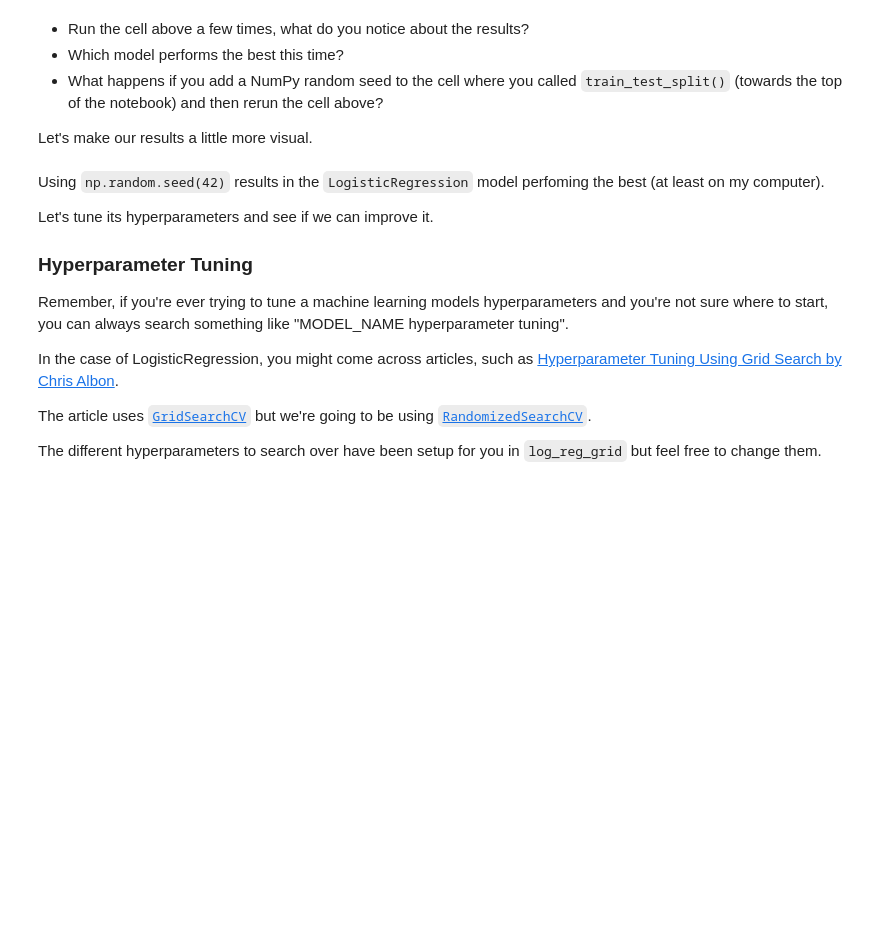
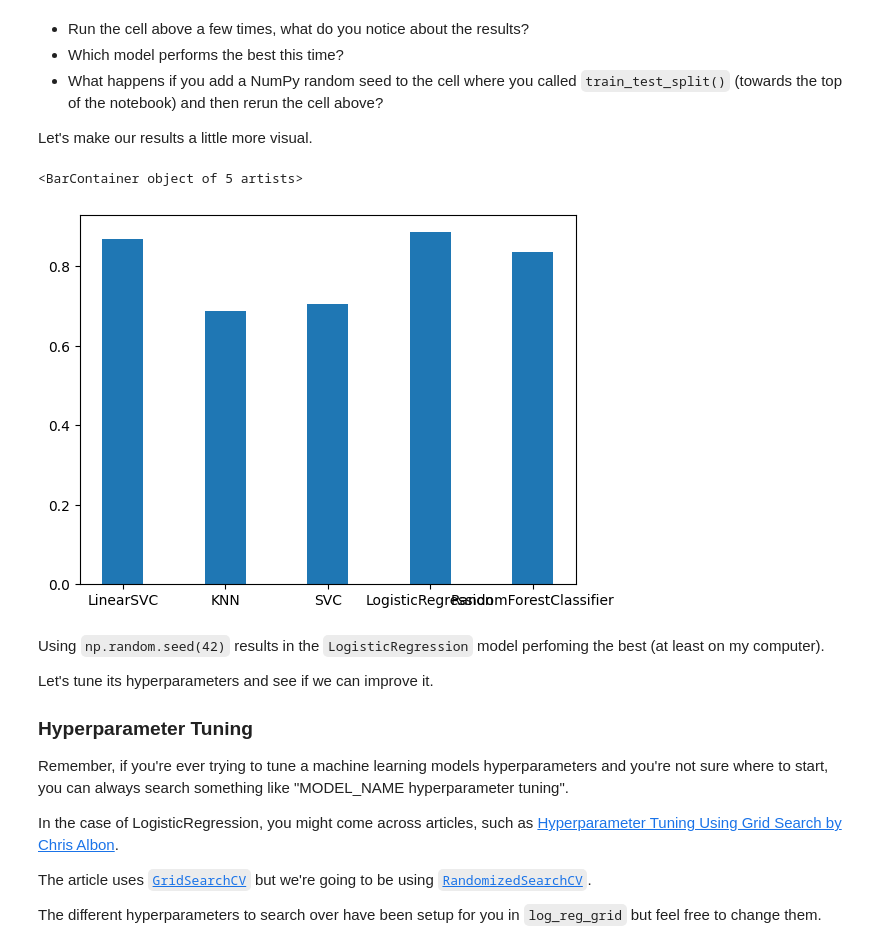
Before and after one commit to Utkarsh-Dankhara/ML-course, a Jupyter notebook: scikit-learn-exercises.ipynb, the cells around one changed output. Saved outputs shown, nothing was run; the diff lists cells and outputs as text; code cells hidden in the pictures; blank space fills up the shorter version.

Commit message:
Solved sklearn exercise

```diff
--- a/scikit-learn-exercises.ipynb
+++ b/scikit-learn-exercises.ipynb
@@ -89,10 +99,10 @@ After following the map, you decide to use the [`RandomForestClassifier`](https:
 ### 2. Preparing a machine learning model
 # %%
 # Import the RandomForestClassifier from sklearn's ensemble module
-###
+from sklearn.ensemble import RandomForestClassifier
 
 # Instantiate an instance of RandomForestClassifier as clf
-clf =
+clf = RandomForestClassifier()
 # %% [markdown]
 Now you've got a `RandomForestClassifier` instance, let's fit it to the training data.
 
@@ -101,4 +111,4 @@ Once it's fit, we'll make predictions on the test data.
 ### 3. Fitting a model and making predictions
 # %%
 # Fit the RandomForestClassifier to the training data
-clf.fit(###, ###)
+clf.fit(X_train, y_train)
@@ -173,14 +189,14 @@ example_dict = {"RandomForestClassifier": RandomForestClassifier()}
 # Create a dictionary called models which contains all of the classification models we've imported
 # Make sure the dictionary is in the same format as example_dict
 # The models dictionary should contain 5 models
-models = {"LinearSVC": ###,
-          "KNN": ###,
-          "SVC": ###,
-          "LogisticRegression": ###,
-          "RandomForestClassifier": ###}
+models = {"LinearSVC": LinearSVC(),
+          "KNN": KNeighborsClassifier(),
+          "SVC": SVC(),
+          "LogisticRegression": LogisticRegression(),
+          "RandomForestClassifier": RandomForestClassifier()}
 
 # Create an empty dictionary called results
-results = ###
+results = {}
 # %% [markdown]
 Since each model we're using has the same `fit()` and `score()` functions, we can loop through our models dictionary and, call `fit()` on the training data and then call `score()` with the test data.
 # %%
@@ -195,9 +213,9 @@ example_results
 # %%
 # Loop through the models dictionary items, fitting the model on the training data
 # and appending the model name and model score on the test data to the results dictionary
-for model_name, model in ###:
-    model.fit(###)
-    results[model_name] = model.score(###)
+for model_name, model in models.items():
+    model.fit(X_train, y_train)
+    results[model_name] = model.score(X_test, y_test)
 
 # View the results
 results
@@ -230,13 +274,16 @@ Let's make our results a little more visual.
 # %%
 # Create a pandas dataframe with the data as the values of the results dictionary,
 # the index as the keys of the results dictionary and a single column called accuracy.
 # Be sure to save the dataframe to a variable.
-results_df = pd.DataFrame(results.###(),
-                          results.###(),
-                          columns=[####])
+results_df = pd.DataFrame(results.values(),
+                          results.keys(),
+                          columns=["accuracy"])
 
 # Create a bar plot of the results dataframe using plot.bar()
-###
+plt.bar(results.keys(), height = list(results.values()), width = 0.4)
+# %% [output]
+<BarContainer object of 5 artists>
+[figure, added]
 # %% [markdown]
 Using `np.random.seed(42)` results in the `LogisticRegression` model perfoming the best (at least on my computer).
 
```
Also changed, not shown: parts of 59 cells of this notebook, 1 other file.
